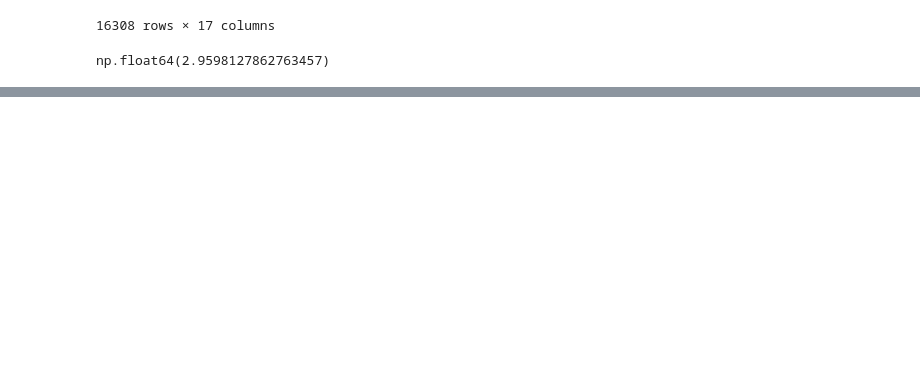
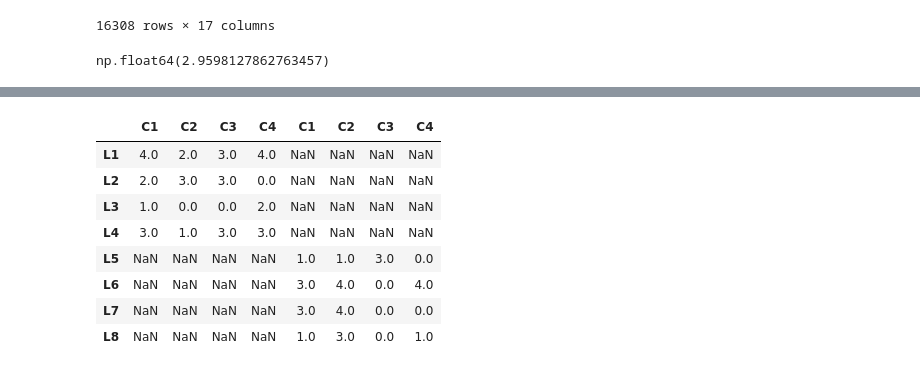
Before and after one commit to javieregeablasco/Apuntes, a Jupyter notebook: docs/SMX/SMX_2/Opt_Python/code/UT7/pandas/dataframe.ipynb, the cells around one changed output, grey strips where cells are left out. Drawn from its saved outputs; the diff is of its cells as text; code cells hidden in the pictures; blank space fills up the shorter version.

```diff
--- a/docs/SMX/SMX_2/Opt_Python/code/UT7/pandas/dataframe.ipynb
+++ b/docs/SMX/SMX_2/Opt_Python/code/UT7/pandas/dataframe.ipynb
@@ -187,0 +250,15 @@ np.float64(2.9598127862763457)
+# %%
+dataframe_1 = pd.DataFrame(np.random.randint(5, size=(4,4)), index=["L1","L2","L3","L4"],columns=["C1","C2","C3","C4"])
+dataframe_2 = pd.DataFrame(np.random.randint(5, size=(4,4)), index=["L5","L6","L7","L8"],columns=["C1","C2","C3","C4"])
+dataframe_3 =pd.concat([dataframe_1,dataframe_2],axis=1)
+dataframe_3
+# %% [output]
+|  | C1 | C2 | C3 | C4 | C1 | C2 | C3 | C4 |
+| L1 | 4.0 | 2.0 | 3.0 | 4.0 | NaN | NaN | NaN | NaN |
+| L2 | 2.0 | 3.0 | 3.0 | 0.0 | NaN | NaN | NaN | NaN |
+| L3 | 1.0 | 0.0 | 0.0 | 2.0 | NaN | NaN | NaN | NaN |
+| L4 | 3.0 | 1.0 | 3.0 | 3.0 | NaN | NaN | NaN | NaN |
+| L5 | NaN | NaN | NaN | NaN | 1.0 | 1.0 | 3.0 | 0.0 |
+| L6 | NaN | NaN | NaN | NaN | 3.0 | 4.0 | 0.0 | 4.0 |
+| L7 | NaN | NaN | NaN | NaN | 3.0 | 4.0 | 0.0 | 0.0 |
+| L8 | NaN | NaN | NaN | NaN | 1.0 | 3.0 | 0.0 | 1.0 |
```
Also changed, not shown: parts of 5 cells of this notebook, 5 other files.
